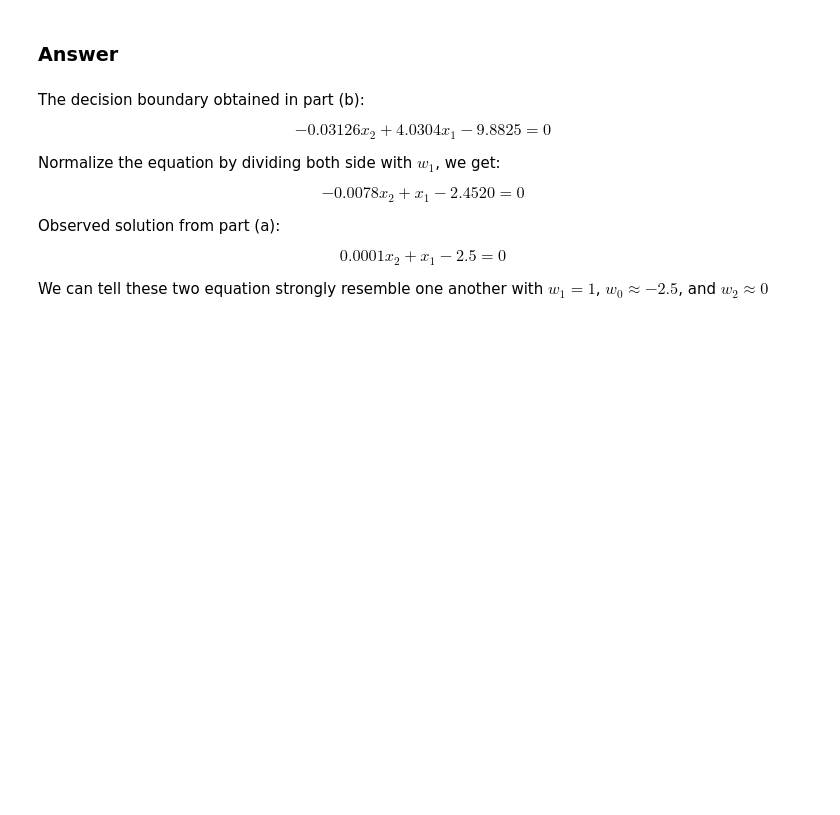
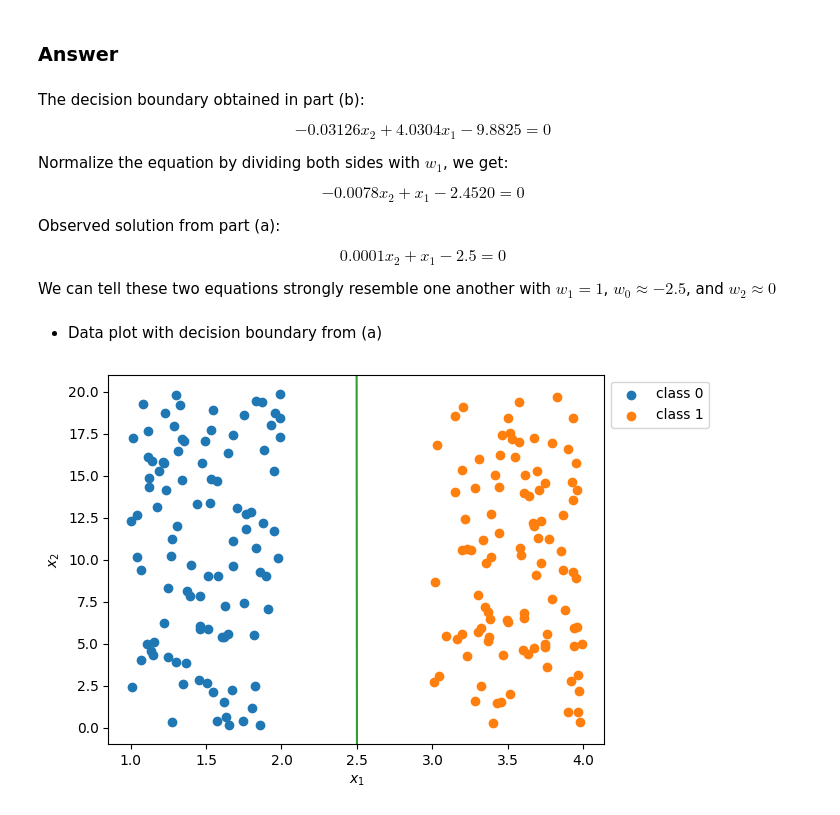
Before and after one commit to tieuandpepper/CHEE6397_HWs, a Jupyter notebook: HW1/hw1-Kevin_Tieu-1902070.ipynb, the cells around one changed output. Saved outputs shown, nothing was run; the diff lists cells and outputs as text; code cells hidden in the pictures; blank space fills up the shorter version.

```diff
--- a/HW1/hw1-Kevin_Tieu-1902070.ipynb
+++ b/HW1/hw1-Kevin_Tieu-1902070.ipynb
@@ -520,7 +528,7 @@ The decision boundary obtained in part (b):
 
 $$ -0.03126x_2 + 4.0304x_1 -9.8825 = 0 $$
 
-Normalize the equation by dividing both side with $w_1$, we get:
+Normalize the equation by dividing both sides with $w_1$, we get:
 
 $$ -0.0078x_2 + x_1 - 2.4520 = 0 $$
 
@@ -528,4 +536,10 @@ Observed solution from part (a):
 
 $$ 0.0001x_2 + x_1 - 2.5 = 0 $$
 
-We can tell these two equation strongly resemble one another with $w_1 = 1$, $w_0 \approx -2.5 $, and $w_2 \approx 0 $
+We can tell these two equations strongly resemble one another with $w_1 = 1$, $w_0 \approx -2.5 $, and $w_2 \approx 0 $
+# %% [markdown]
+* Data plot with decision boundary from (a)
+# %%
+plot_data(X, y, -2.5, 1, 0.0001)
+# %% [output]
+[figure, added]
```
Also changed, not shown: parts of 4 cells of this notebook.
